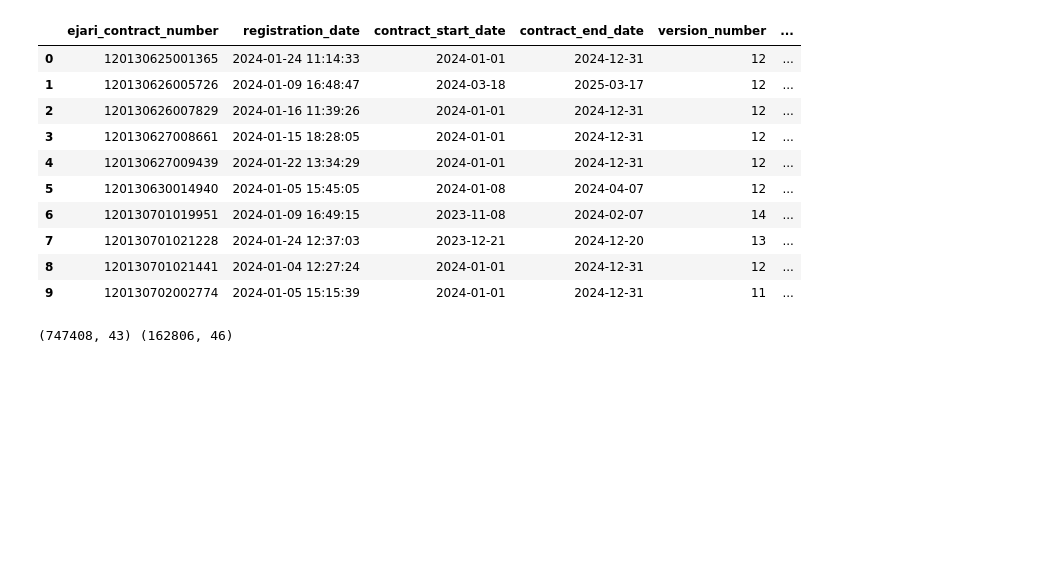
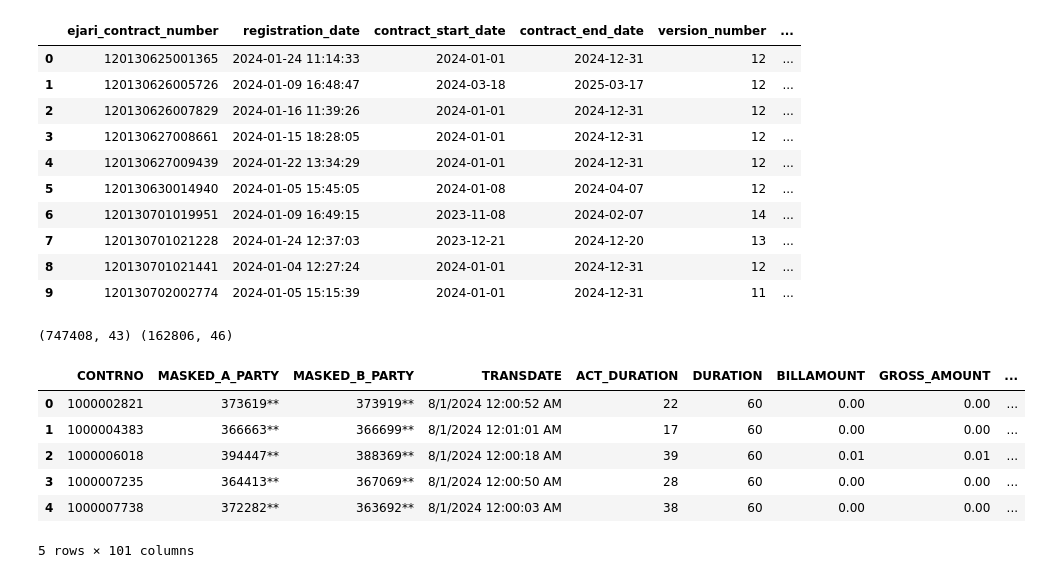
Before and after one commit to AdeelAfzal01/Smart-Brick-Assessment, a Jupyter notebook: notebooks/experiments.ipynb, the cells around one changed output. Drawn from its saved outputs; the diff is of its cells as text; code cells hidden in the pictures; blank space fills up the shorter version.

```diff
--- a/notebooks/experiments.ipynb
+++ b/notebooks/experiments.ipynb
@@ -480,3 +519,17 @@ rents_df.head(10)
 # %%
 # %% [output]
 (747408, 43) (162806, 46)
+# %%
+# !pip install optuna
+
+# tt = pd.read_csv("D:/Work/Telecomunication Project/xaa")
+# tt.isna().sum().tolist()
+tt.head()
+# %% [output]
+|  | CONTRNO | MASKED_A_PARTY | MASKED_B_PARTY | TRANSDATE | ACT_DURATION | DURATION | BILLAMOUNT | GROSS_AMOUNT | ... |
+| 0 | 1000002821 | 373619** | 373919** | 8/1/2024 12:00:52 AM | 22 | 60 | 0.00 | 0.00 | ... |
+| 1 | 1000004383 | 366663** | 366699** | 8/1/2024 12:01:01 AM | 17 | 60 | 0.00 | 0.00 | ... |
+| 2 | 1000006018 | 394447** | 388369** | 8/1/2024 12:00:18 AM | 39 | 60 | 0.01 | 0.01 | ... |
+| 3 | 1000007235 | 364413** | 367069** | 8/1/2024 12:00:50 AM | 28 | 60 | 0.00 | 0.00 | ... |
+| 4 | 1000007738 | 372282** | 363692** | 8/1/2024 12:00:03 AM | 38 | 60 | 0.00 | 0.00 | ... |
+5 rows × 101 columns
```
Also changed, not shown: parts of 14 cells of this notebook, 8 other files.
